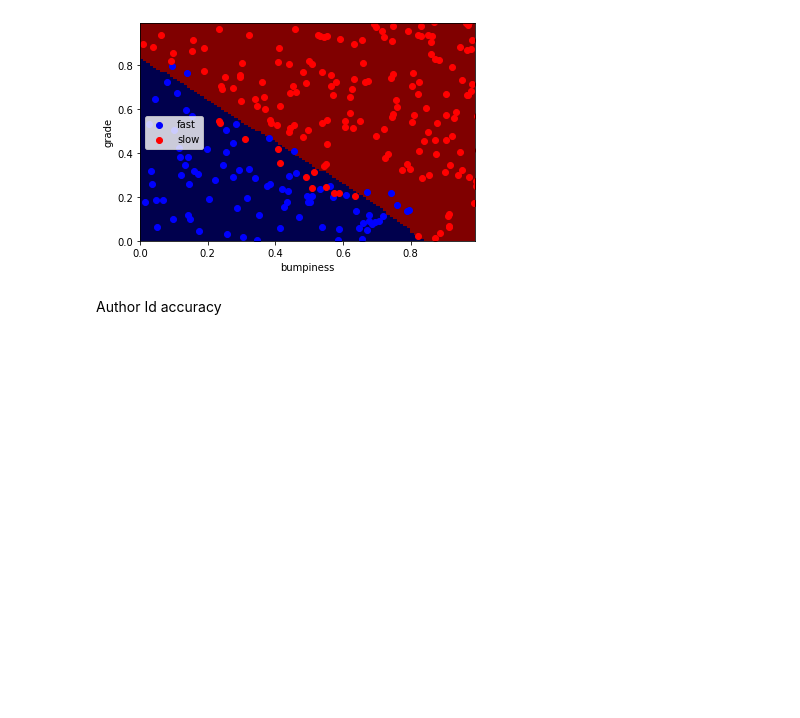
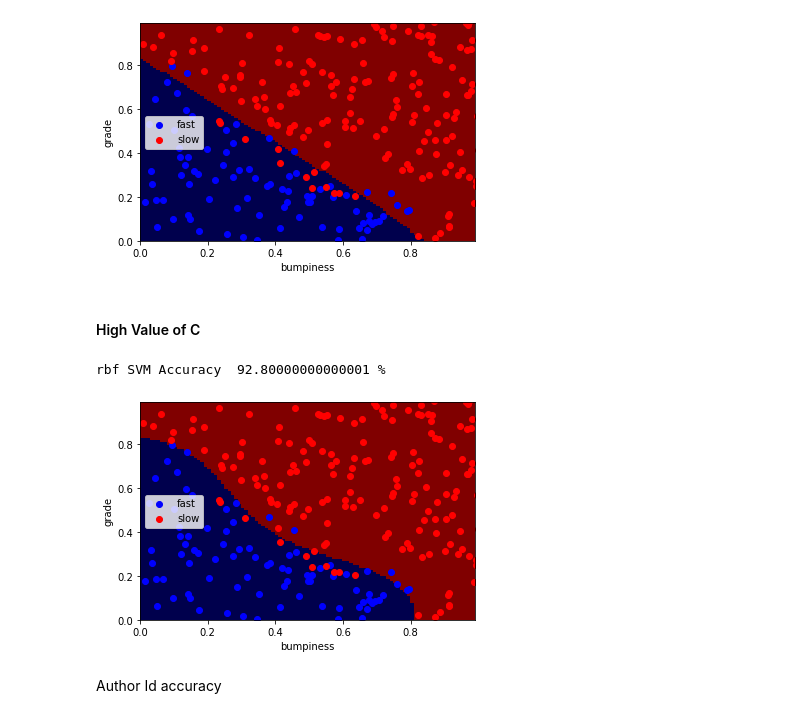
Before and after one commit to gauravbrills/ml-sprint, a Jupyter notebook: udacity_ml/svm/svm.ipynb, the cells around one changed output. Drawn from its saved outputs; the diff is of its cells as text; code cells hidden in the pictures; blank space fills up the shorter version.

Commit message:
Example for C values

```diff
--- a/udacity_ml/svm/svm.ipynb
+++ b/udacity_ml/svm/svm.ipynb
@@ -149,6 +150,18 @@ prettyPicture(clf, features_test, labels_test)
 # %% [output]
 rbf SVM Accuracy  91.60000000000001 %
 [figure]
+# %% [markdown]
+#### High Value of C
+# %%
+clf = SVC(kernel="rbf",C=400,gamma=1)
+clf.fit(features_train, labels_train)
+pred = clf.predict(features_test)
+print ("rbf SVM Accuracy " , accuracy_score(pred,labels_test)*100 ,"%")
+### draw the decision boundary with the text points
+prettyPicture(clf, features_test, labels_test)
+# %% [output]
+rbf SVM Accuracy  92.80000000000001 %
+[figure, added]
 # %%
 import pickle
 import _pickle as cPickle
```
Also changed, not shown: parts of 2 cells of this notebook.
